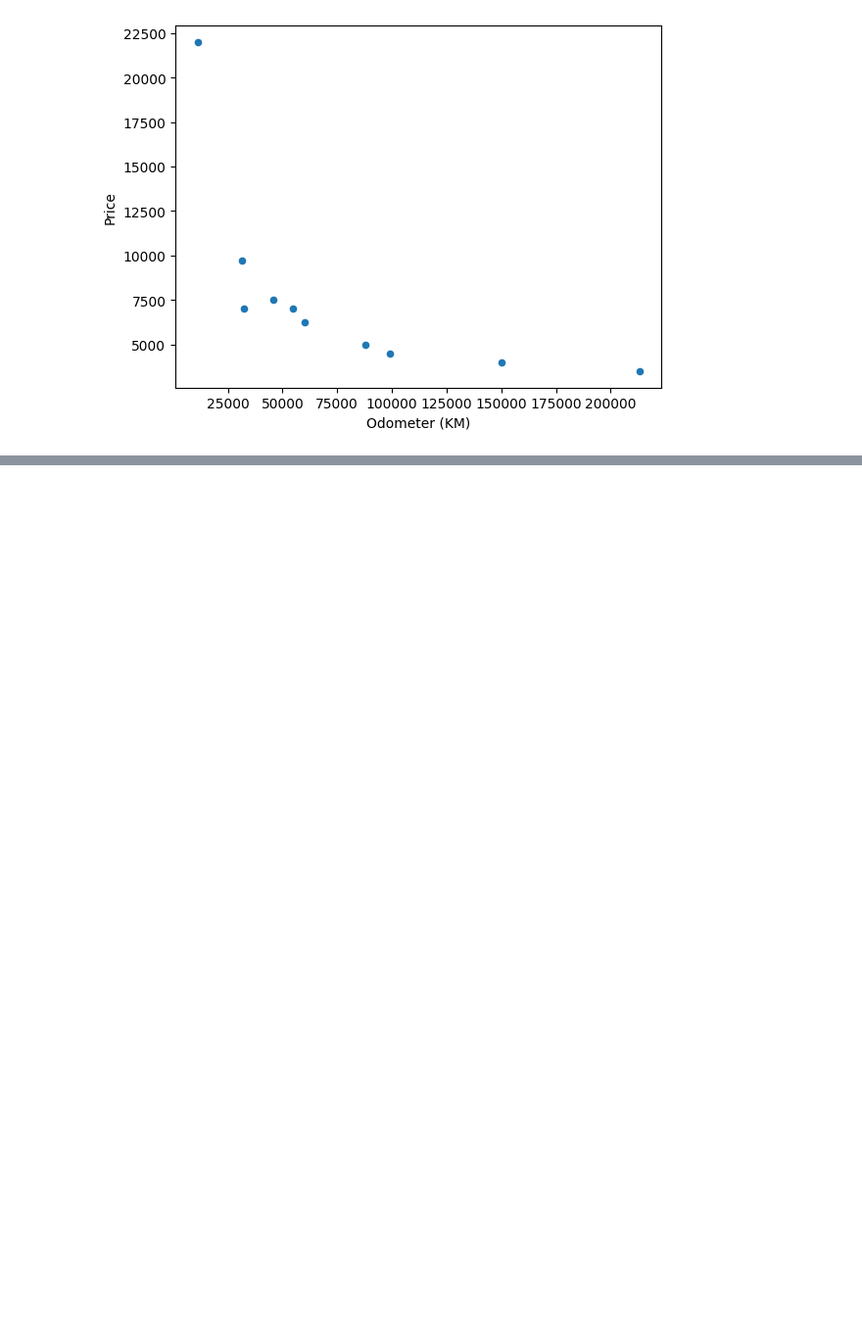
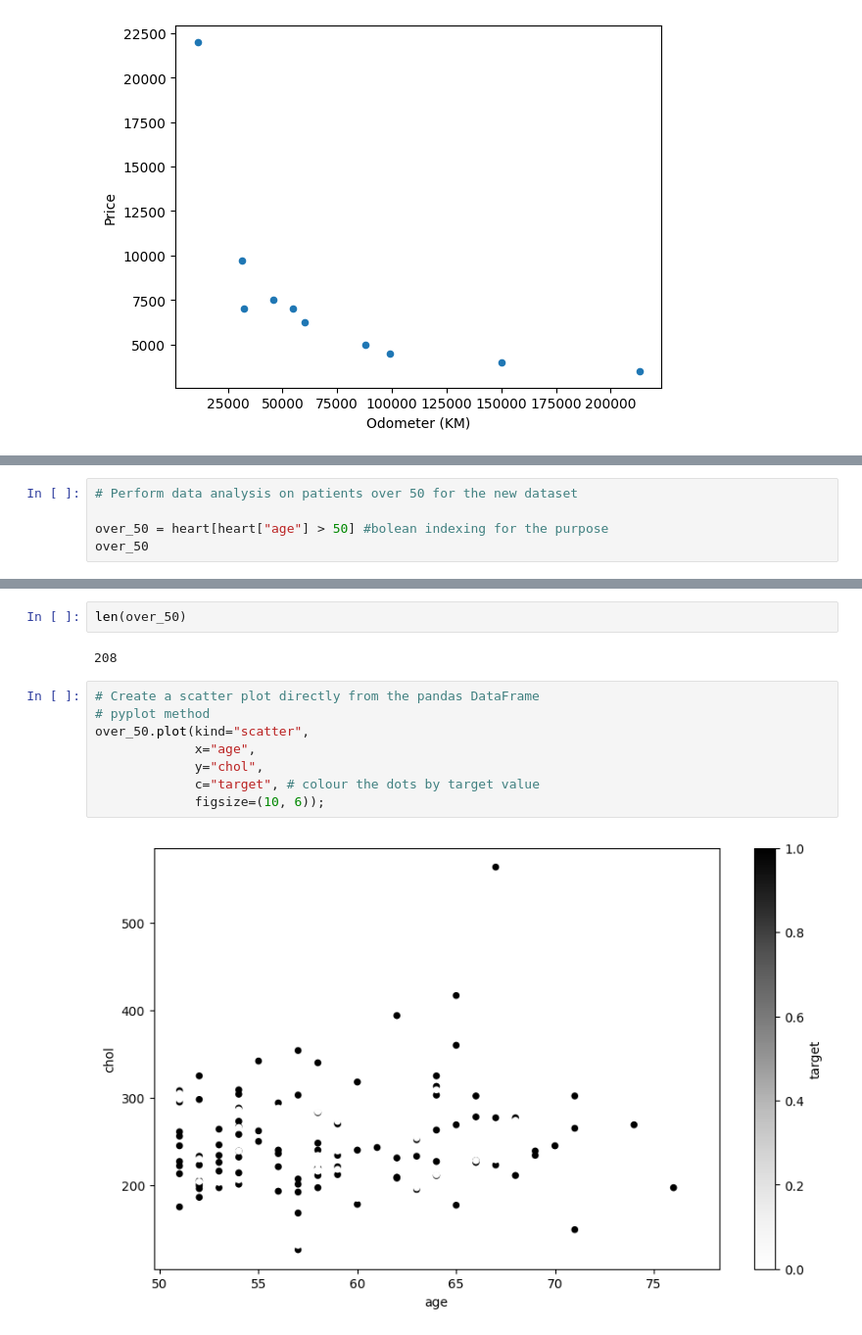
Before and after one commit to devyanshbatra/LINEAR-REGRESSION-MACHINE-LEARNING, a Jupyter notebook: MACHINE_LEARNING_Practice.ipynb, the cells around one changed output, grey strips where cells are left out. Shown at 98% size. Saved outputs shown, nothing was run; the diff lists cells and outputs as text; blank space fills up the shorter version.

```diff
--- a/MACHINE_LEARNING_Practice.ipynb
+++ b/MACHINE_LEARNING_Practice.ipynb
@@ -481,0 +504,5 @@ df.plot(kind="bar")
+# %%
+# Perform data analysis on patients over 50 for the new dataset
+
+over_50 = heart[heart["age"] > 50] #bolean indexing for the purpose
+over_50
@@ -481,0 +523,14 @@ df.plot(kind="bar")
+# %%
+len(over_50)
+# %% [output]
+208
+# %%
+# Create a scatter plot directly from the pandas DataFrame
+# pyplot method
+over_50.plot(kind="scatter",
+             x="age",
+             y="chol",
+             c="target", # colour the dots by target value
+             figsize=(10, 6));
+# %% [output]
+[figure, added]
```
Also changed, not shown: parts of 9 cells of this notebook.
